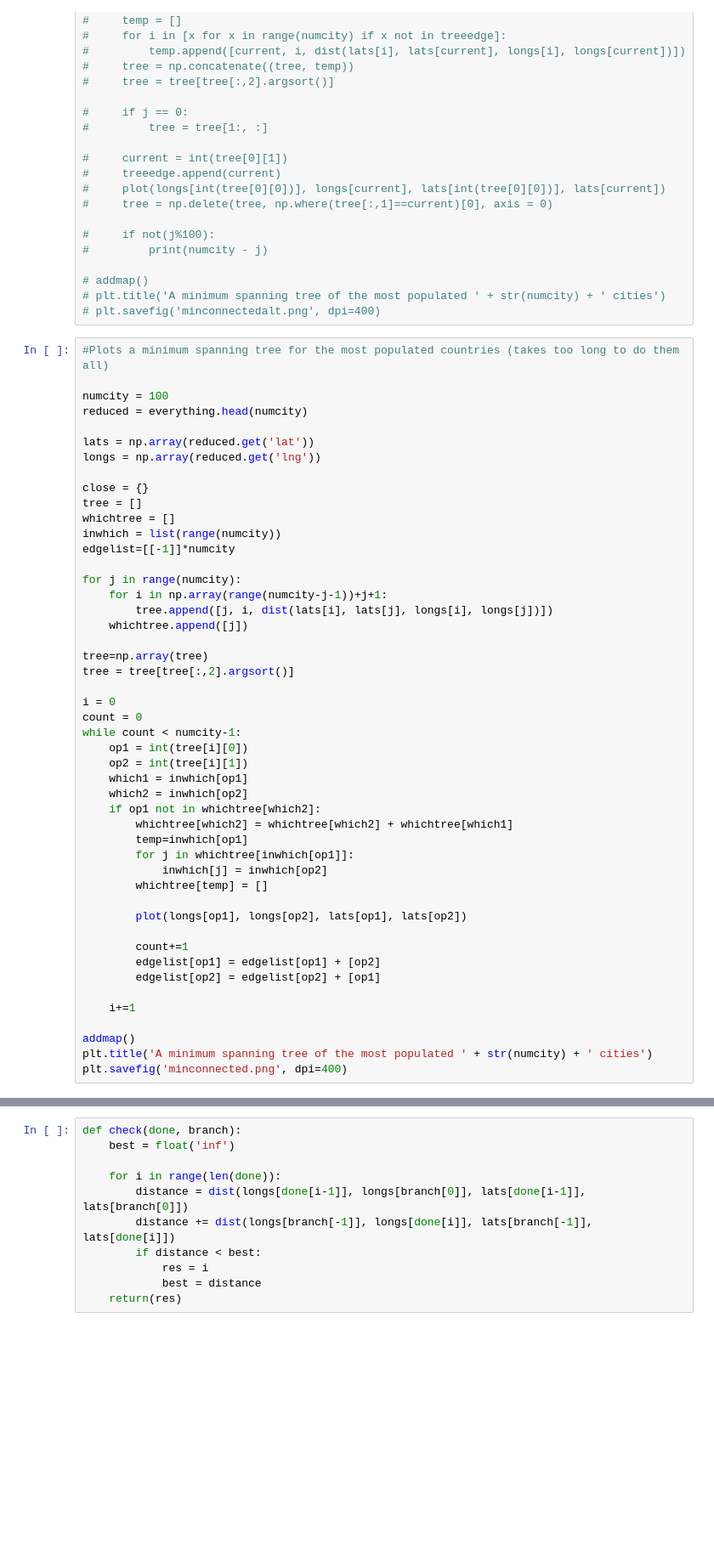
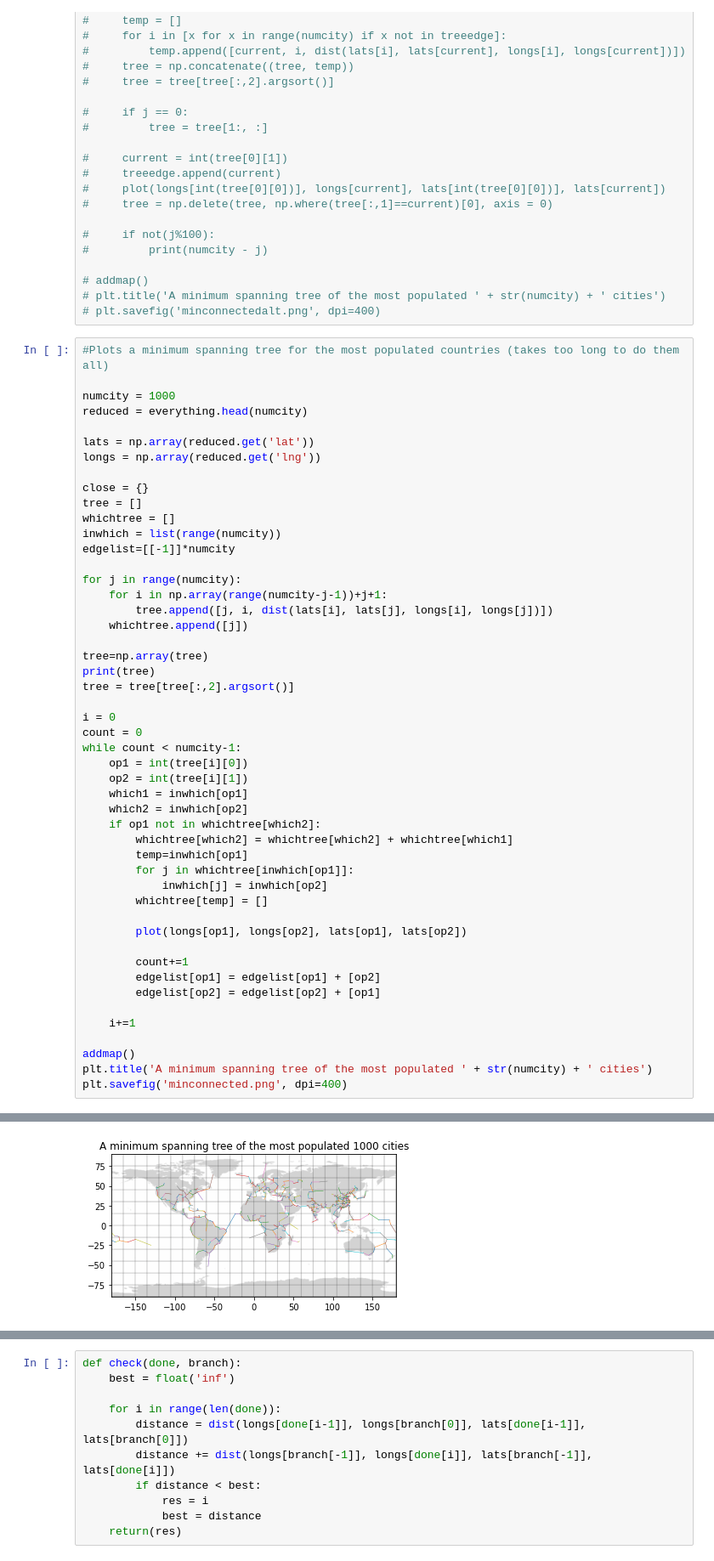
Before and after one commit to Aidan23Smith/Seeing-a-Connected-World, a Jupyter notebook: Seeing a Connected World.ipynb, the cells around one changed output, grey strips where cells are left out. Shown at 85% size. Drawn from its saved outputs; the diff is of its cells as text; blank space fills up the shorter version.

```diff
--- a/Seeing a Connected World.ipynb
+++ b/Seeing a Connected World.ipynb
@@ -229,7 +236,7 @@ for res in close.get(name + str(choice)):
 # %%
 #Plots a minimum spanning tree for the most populated countries (takes too long to do them all)
 
-numcity = 100
+numcity = 1000
 reduced = everything.head(numcity)
 
 lats = np.array(reduced.get('lat'))
@@ -247,6 +254,7 @@ for j in range(numcity):
     whichtree.append([j])
 
 tree=np.array(tree)
+print(tree)
 tree = tree[tree[:,2].argsort()]
 
 i = 0
@@ -274,3 +282,4 @@ while count < numcity-1:
 addmap()
 plt.title('A minimum spanning tree of the most populated ' + str(numcity) + ' cities')
 plt.savefig('minconnected.png', dpi=400)
+# %% [output]
@@ -277,3 +293,4 @@ plt.savefig('minconnected.png', dpi=400)
+[figure, added]
 # %%
 #Plots a Hamiltonian Cycle for the most populated countries (takes too long to do them all)
 
```
Also changed, not shown: parts of 16 cells of this notebook.
